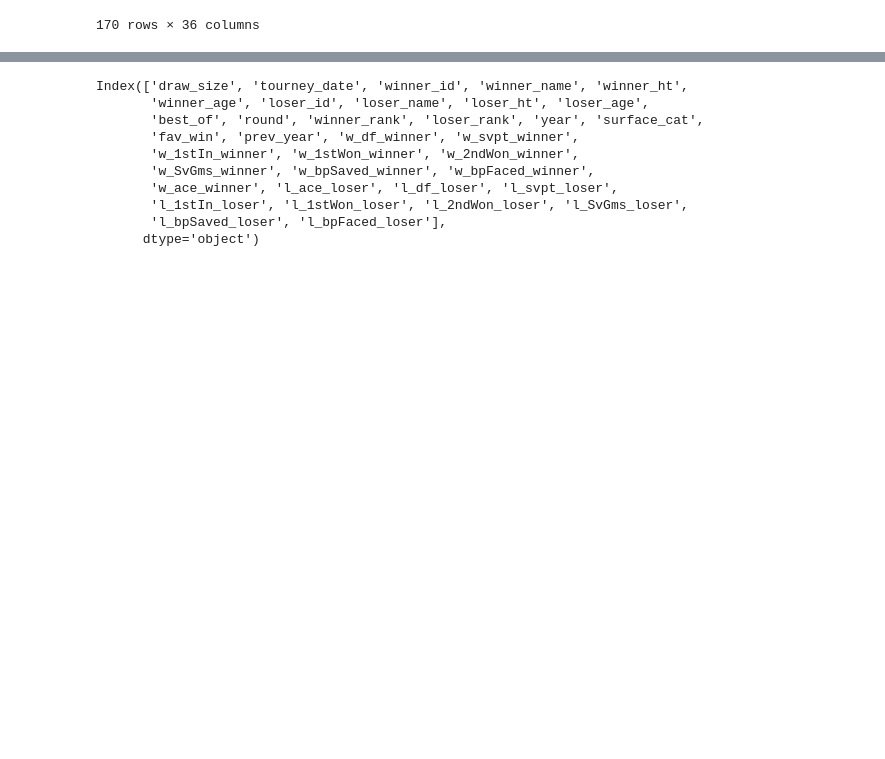
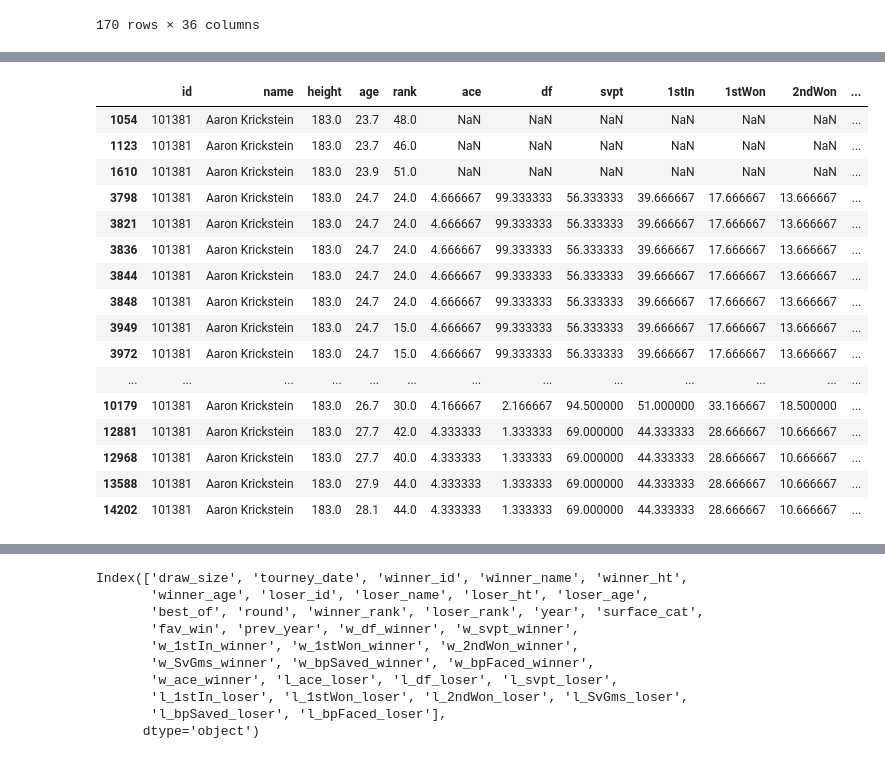
Before and after one commit to elingles1/ATP_Predictions, a Jupyter notebook: Take_3.ipynb, the cells around one changed output, grey strips where cells are left out. Drawn from its saved outputs; the diff is of its cells as text; code cells hidden in the pictures; blank space fills up the shorter version.

```diff
--- a/Take_3.ipynb
+++ b/Take_3.ipynb
@@ -882,0 +938,3 @@ match_df.loc[match_df['winner_name'] == 'Nick Kyrgios']
+# %%
+match_winner = match_df[winner_cols]
+match_winner.head()
@@ -882,0 +1002,6 @@ match_df.loc[match_df['winner_name'] == 'Nick Kyrgios']
+# %%
+clean_cols = ['name', 'ace', 'df', 'svpt', '1stIn', '1stWon',
+              '2ndWon', 'SvGms', 'bpSaved', 'bpFaced', 'surface_cat']
+# %%
+match_winner = match_winner.rename(columns=dict(zip(winner_cols, clean_cols)))
+match_loser = match_loser.rename(columns=dict(zip(loser_cols, clean_cols)))
@@ -882,0 +1013,2 @@ match_df.loc[match_df['winner_name'] == 'Nick Kyrgios']
+# %%
+match_exp = pd.concat([match_winner, match_loser])
@@ -882,0 +1096,20 @@ match_df.loc[match_df['winner_name'] == 'Nick Kyrgios']
+# %%
+match_exp.loc[(match_exp['name'] == 'Aaron Krickstein') & (match_exp['surface_cat'] == 1)]
+# %% [output]
+|  | id | name | height | age | rank | ace | df | svpt | 1stIn | 1stWon | 2ndWon | ... |
+| 1054 | 101381 | Aaron Krickstein | 183.0 | 23.7 | 48.0 | NaN | NaN | NaN | NaN | NaN | NaN | ... |
+| 1123 | 101381 | Aaron Krickstein | 183.0 | 23.7 | 46.0 | NaN | NaN | NaN | NaN | NaN | NaN | ... |
+| 1610 | 101381 | Aaron Krickstein | 183.0 | 23.9 | 51.0 | NaN | NaN | NaN | NaN | NaN | NaN | ... |
+| 3798 | 101381 | Aaron Krickstein | 183.0 | 24.7 | 24.0 | 4.666667 | 99.333333 | 56.333333 | 39.666667 | 17.666667 | 13.666667 | ... |
+| 3821 | 101381 | Aaron Krickstein | 183.0 | 24.7 | 24.0 | 4.666667 | 99.333333 | 56.333333 | 39.666667 | 17.666667 | 13.666667 | ... |
+| 3836 | 101381 | Aaron Krickstein | 183.0 | 24.7 | 24.0 | 4.666667 | 99.333333 | 56.333333 | 39.666667 | 17.666667 | 13.666667 | ... |
+| 3844 | 101381 | Aaron Krickstein | 183.0 | 24.7 | 24.0 | 4.666667 | 99.333333 | 56.333333 | 39.666667 | 17.666667 | 13.666667 | ... |
+| 3848 | 101381 | Aaron Krickstein | 183.0 | 24.7 | 24.0 | 4.666667 | 99.333333 | 56.333333 | 39.666667 | 17.666667 | 13.666667 | ... |
+| 3949 | 101381 | Aaron Krickstein | 183.0 | 24.7 | 15.0 | 4.666667 | 99.333333 | 56.333333 | 39.666667 | 17.666667 | 13.666667 | ... |
+| 3972 | 101381 | Aaron Krickstein | 183.0 | 24.7 | 15.0 | 4.666667 | 99.333333 | 56.333333 | 39.666667 | 17.666667 | 13.666667 | ... |
+| ... | ... | ... | ... | ... | ... | ... | ... | ... | ... | ... | ... | ... |
+| 10179 | 101381 | Aaron Krickstein | 183.0 | 26.7 | 30.0 | 4.166667 | 2.166667 | 94.500000 | 51.000000 | 33.166667 | 18.500000 | ... |
+| 12881 | 101381 | Aaron Krickstein | 183.0 | 27.7 | 42.0 | 4.333333 | 1.333333 | 69.000000 | 44.333333 | 28.666667 | 10.666667 | ... |
+| 12968 | 101381 | Aaron Krickstein | 183.0 | 27.7 | 40.0 | 4.333333 | 1.333333 | 69.000000 | 44.333333 | 28.666667 | 10.666667 | ... |
+| 13588 | 101381 | Aaron Krickstein | 183.0 | 27.9 | 44.0 | 4.333333 | 1.333333 | 69.000000 | 44.333333 | 28.666667 | 10.666667 | ... |
+| 14202 | 101381 | Aaron Krickstein | 183.0 | 28.1 | 44.0 | 4.333333 | 1.333333 | 69.000000 | 44.333333 | 28.666667 | 10.666667 | ... |
```
Also changed, not shown: parts of 67 cells of this notebook.
